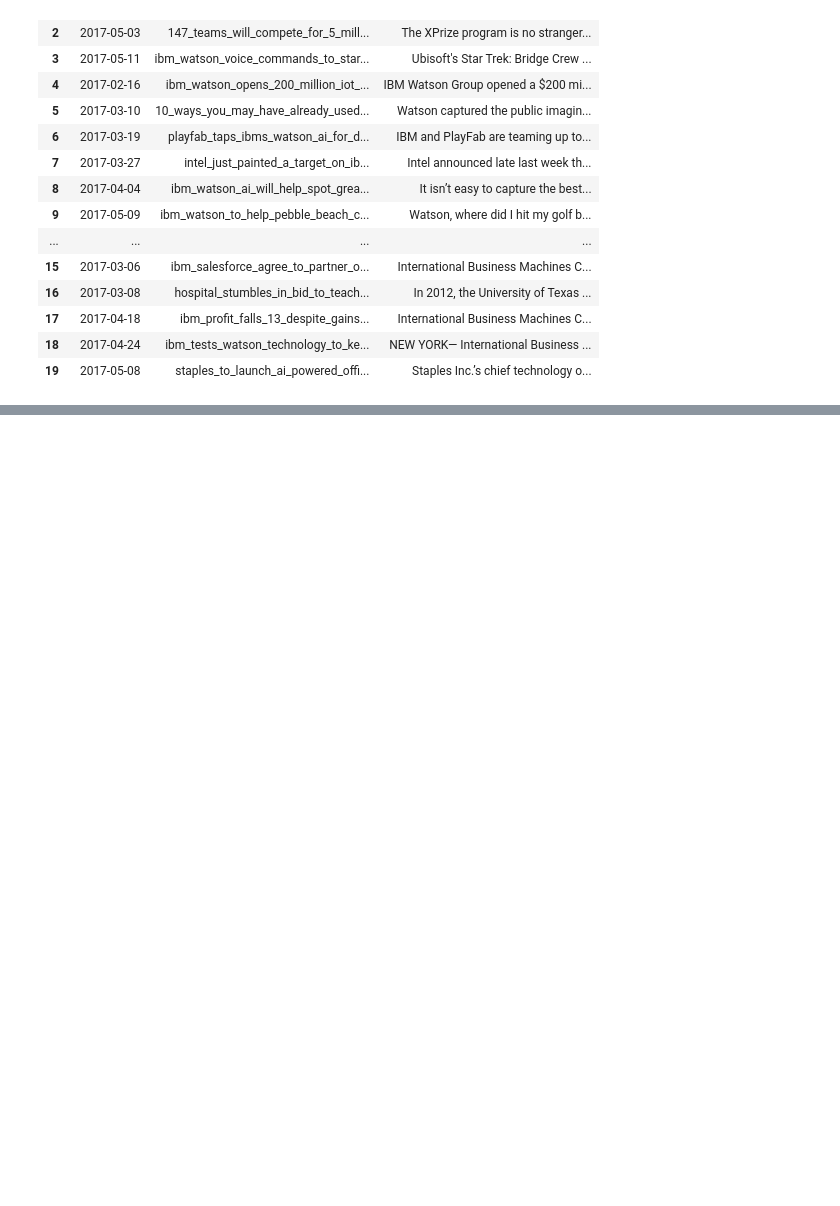
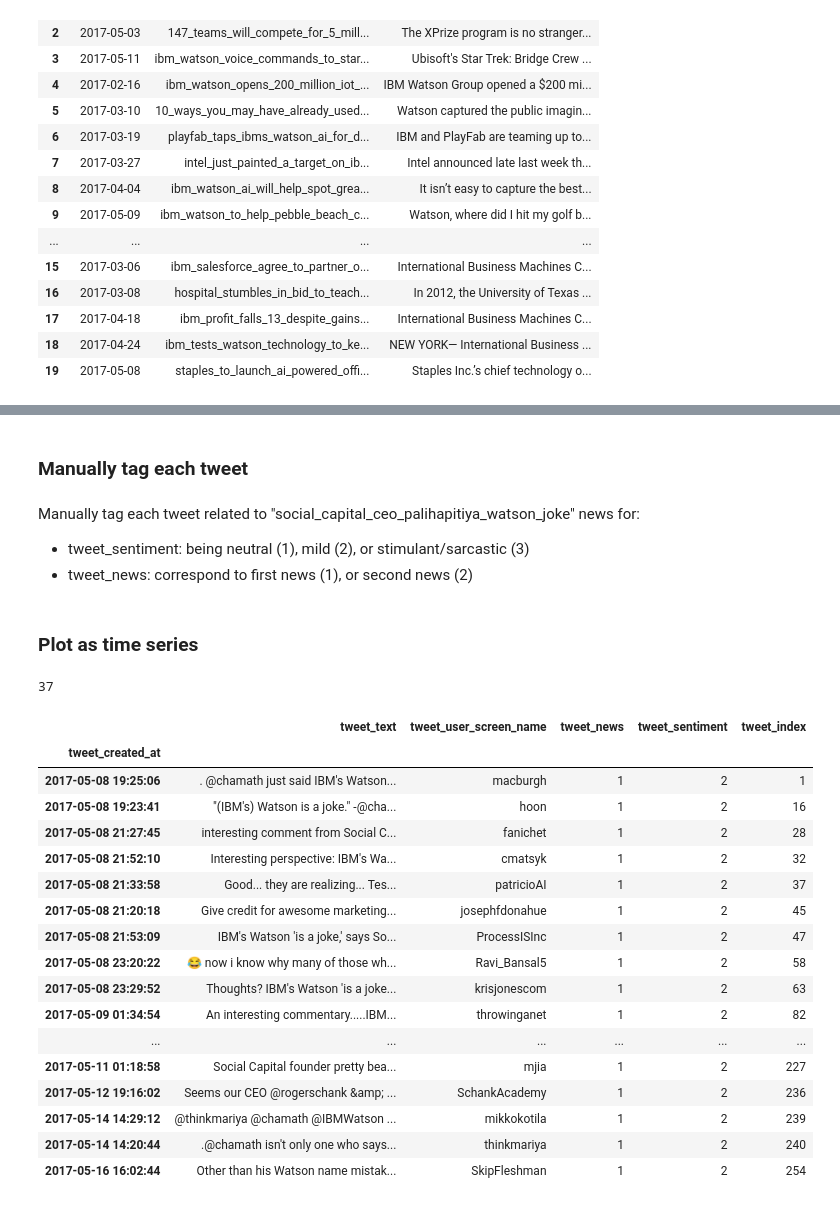
Before and after one commit to dahengwang0705/cross_media_affect_analysis, a Jupyter notebook: develop/20171024-daheng-prepare_ibm_tweets_news_data.ipynb, the cells around one changed output, grey strips where cells are left out. Drawn from its saved outputs; the diff is of its cells as text; code cells hidden in the pictures; blank space fills up the shorter version.

```diff
--- a/develop/20171024-daheng-prepare_ibm_tweets_news_data.ipynb
+++ b/develop/20171024-daheng-prepare_ibm_tweets_news_data.ipynb
@@ -481,0 +568,6 @@ In-game speech experiences, built with IBM Watson for Star Trek: Bridge Crew wil
+# %% [markdown]
+### Manually tag each tweet
+# %% [markdown]
+Manually tag each tweet related to "social_capital_ceo_palihapitiya_watson_joke" news for:
+ - tweet_sentiment: being neutral (1), mild (2), or stimulant/sarcastic (3)
+ - tweet_news: correspond to first news (1), or second news (2)
@@ -481,0 +580,28 @@ In-game speech experiences, built with IBM Watson for Star Trek: Bridge Crew wil
+# %% [markdown]
+### Plot as time series
+# %%
+"""
+Load data
+"""
+if 1 == 1:
+    '''
+    Read in all tweets related to the 'social_capital_ceo_palihapitiya_watson_joke' news
+    '''
+    target_tweets_df = pd.read_csv(filepath_or_buffer=palihapitiya_watson_joke_tweets_file,
+                               sep='\t',
+                               index_col=0,
+                               parse_dates=['tweet_created_at'],
+                               quoting=csv.QUOTE_MINIMAL)
+    '''
+    Read in manually tagged information for all tweets just loaded
+    '''
+    target_tweets_tag_df = pd.read_csv(filepath_or_buffer=palihapitiya_watson_joke_tweets_tag_file,
+                                       sep='\t',
+                                       index_col=0)
+
+    '''
+    Combine dfs and set index
+    '''
+    test_tweets_df = target_tweets_df.join(target_tweets_tag_df)
+    test_tweets_df['tweet_index'] = test_tweets_df.index
+    test_tweets_df = test_tweets_df.set_index('tweet_created_at')
@@ -481,0 +618,27 @@ In-game speech experiences, built with IBM Watson for Star Trek: Bridge Crew wil
+# %%
+"""
+Check tweets in mild sentiment
+"""
+print(mild_tweets_df['tweet_index'].count())
+with pd.option_context('display.max_rows', 100, 'display.max_colwidth', 150, 'expand_frame_repr', False):
+    display(mild_tweets_df)
+# %% [output]
+37
+|  | tweet_text | tweet_user_screen_name | tweet_news | tweet_sentiment | tweet_index |
+| tweet_created_at |  |  |  |  |  |
+| 2017-05-08 19:25:06 | . @chamath just said IBM's Watson... | macburgh | 1 | 2 | 1 |
+| 2017-05-08 19:23:41 | "(IBM's) Watson is a joke." -@cha... | hoon | 1 | 2 | 16 |
+| 2017-05-08 21:27:45 | interesting comment from Social C... | fanichet | 1 | 2 | 28 |
+| 2017-05-08 21:52:10 | Interesting perspective: IBM's Wa... | cmatsyk | 1 | 2 | 32 |
+| 2017-05-08 21:33:58 | Good... they are realizing... Tes... | patricioAI | 1 | 2 | 37 |
+| 2017-05-08 21:20:18 | Give credit for awesome marketing... | josephfdonahue | 1 | 2 | 45 |
+| 2017-05-08 21:53:09 | IBM's Watson 'is a joke,' says So... | ProcessISInc | 1 | 2 | 47 |
+| 2017-05-08 23:20:22 | 😂 now i know why many of those wh... | Ravi_Bansal5 | 1 | 2 | 58 |
+| 2017-05-08 23:29:52 | Thoughts? IBM's Watson 'is a joke... | krisjonescom | 1 | 2 | 63 |
+| 2017-05-09 01:34:54 | An interesting commentary.....IBM... | throwinganet | 1 | 2 | 82 |
+| ... | ... | ... | ... | ... | ... |
+| 2017-05-11 01:18:58 | Social Capital founder pretty bea... | mjia | 1 | 2 | 227 |
+| 2017-05-12 19:16:02 | Seems our CEO @rogerschank &amp; ... | SchankAcademy | 1 | 2 | 236 |
+| 2017-05-14 14:29:12 | @thinkmariya @chamath @IBMWatson ... | mikkokotila | 1 | 2 | 239 |
+| 2017-05-14 14:20:44 | .@chamath isn't only one who says... | thinkmariya | 1 | 2 | 240 |
+| 2017-05-16 16:02:44 | Other than his Watson name mistak... | SkipFleshman | 1 | 2 | 254 |
```
Also changed, not shown: parts of 14 cells of this notebook, 2 other files.
